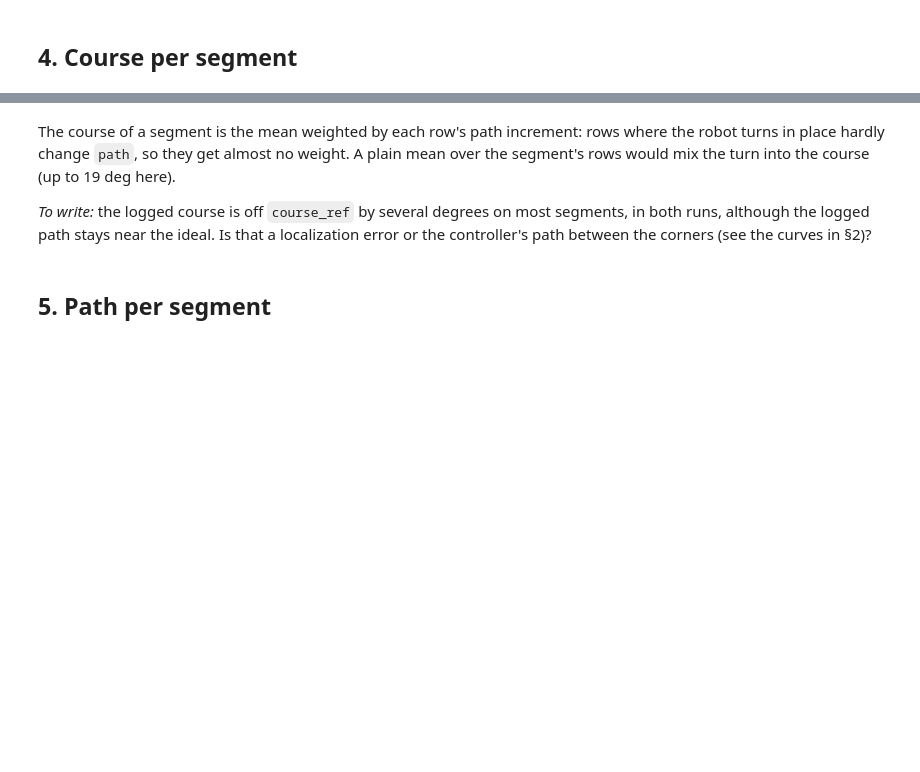
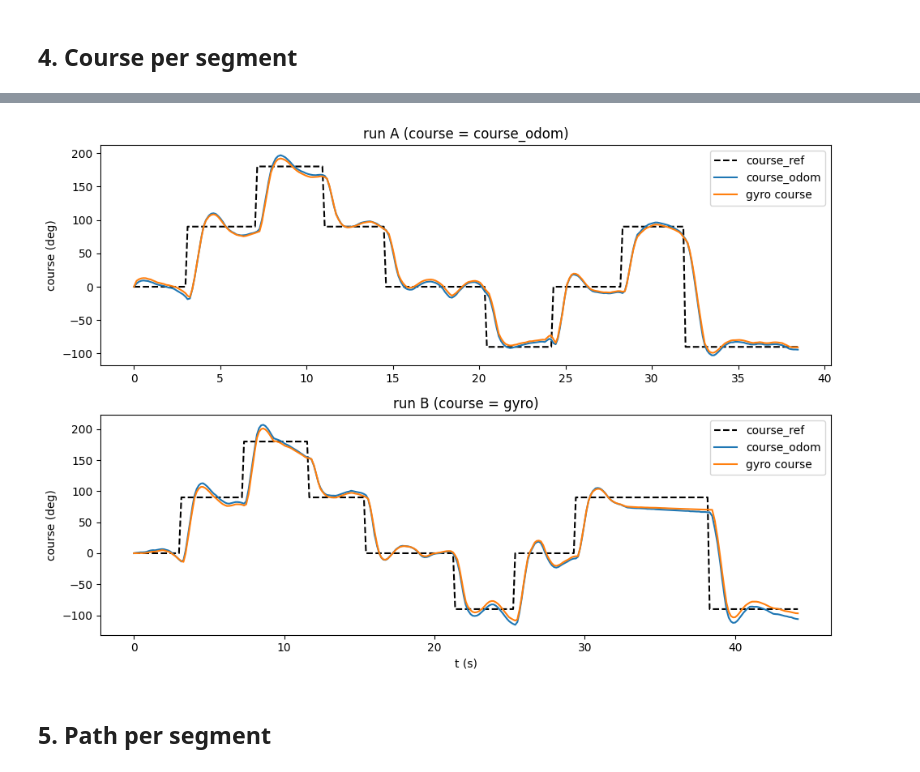
Before and after one commit to fleikey/robotics-cs413, a Jupyter notebook: Week10/odom_gyro_analysis.ipynb, the cells around one changed output, grey strips where cells are left out. Saved outputs shown, nothing was run; the diff lists cells and outputs as text; code cells hidden in the pictures; blank space fills up the shorter version.

```diff
--- a/Week10/odom_gyro_analysis.ipynb
+++ b/Week10/odom_gyro_analysis.ipynb
@@ -136,0 +225,8 @@ Both on-robot estimates are reproduced from the raw sensors (run A exactly; run
+# %%
+# run B, segment 9: the slow crawl near waypoint 9 (§5): rows within 10 cm of the waypoint where the robot moved 1 cm or less
+crawl = runB[(runB.seg == 9) & (runB.dist < 10) & (runB.path.diff() <= 1)]
+print(f'run B crawl: {len(crawl)} rows, {crawl.t.iloc[-1] - crawl.t.iloc[0]:.1f} s, '
+      f'moved {crawl.path.iloc[-1] - crawl.path.iloc[0]:.1f} cm; '
+      f'left wheel {crawl.theta_l.iloc[-1] - crawl.theta_l.iloc[0]} deg, right wheel {crawl.theta_r.iloc[-1] - crawl.theta_r.iloc[0]} deg')
+for label, c in [('gyro, robot rule', runB.c_gyro), ('gyro, trapezoid', runB.c_trap), ('encoders', runB.c_odom)]:
+    print(f'  course change, {label}: {np.degrees(c.diff()[crawl.index].sum()):+.1f} deg')
@@ -136,0 +240,12 @@ Both on-robot estimates are reproduced from the raw sensors (run A exactly; run
+# %%
+for name, run in [('A', runA), ('B', runB)]:
+    # B: the least-squares wheel base that makes the encoder course match the gyro
+    # (the same formula as the program's "Identification base" block)
+    arc = (run.theta_r - run.theta_l).diff() * r * np.pi / 180    # cm, = B * (change of the encoder course)
+    B_hat = []
+    for c in [run.c_gyro, run.c_trap]:                            # gyro course with the robot rule and the trapezoid rule
+        g = c.diff()                                              # change of the gyro course, rad
+        B_hat.append((arc * g).sum() / (g * g).sum())
+    w = (run.gz - b0) / 1000 / (1 + s)                            # deg/s
+    print(f'run {name}: B_hat = {B_hat[0]:.2f} cm (robot rule), {B_hat[1]:.2f} cm (trapezoid), vs {B} cm; '
+          f'max |rate| {w.abs().max():.0f} deg/s (range 286.7)')
@@ -156,16 +290,14 @@ print(seg.round(1).to_string(index=False))
 # %%
 fig, ax = plt.subplots(2, 1, figsize=(10, 7))
-for a_, rec, name in [(ax[0], recA, 'run A'), (ax[1], recB, 'run B')]:
-    a_.step(rec.t, course_ref[rec.seg - 1], 'k--', where='post', label='course_ref')
-    a_.plot(rec.t, np.degrees(rec.c_odom), label='course_odom')
-    a_.plot(rec.t, np.degrees(rec.c_gyro), label='gyro course')
-    a_.set_title(name); a_.set_ylabel('course (deg)'); a_.legend()
+for a, run, name in [(ax[0], runA, 'run A (course = course_odom)'), (ax[1], runB, 'run B (course = gyro)')]:
+    a.plot(run.t, course_ref[run.seg - 1], 'k--', label='course_ref')
+    a.plot(run.t, np.degrees(run.c_odom), label='course_odom')
+    a.plot(run.t, np.degrees(run.c_gyro), label='gyro course')
+    a.set_title(name); a.set_ylabel('course (deg)'); a.legend()
 ax[1].set_xlabel('t (s)')
-plt.show()
+plt.tight_layout(); plt.show()
+# %% [output]
+[figure, added]
-# %% [markdown]
-The course of a segment is the mean weighted by each row's path increment: rows where the robot turns in place hardly change `path`, so they get almost no weight. A plain mean over the segment's rows would mix the turn into the course (up to 19 deg here).
-
-*To write:* the logged course is off `course_ref` by several degrees on most segments, in both runs, although the logged path stays near the ideal. Is that a localization error or the controller's path between the corners (see the curves in §2)?
 # %% [markdown]
 ## 5. Path per segment
 # %%
```
Also changed, not shown: parts of 40 cells of this notebook, 2 other files.
